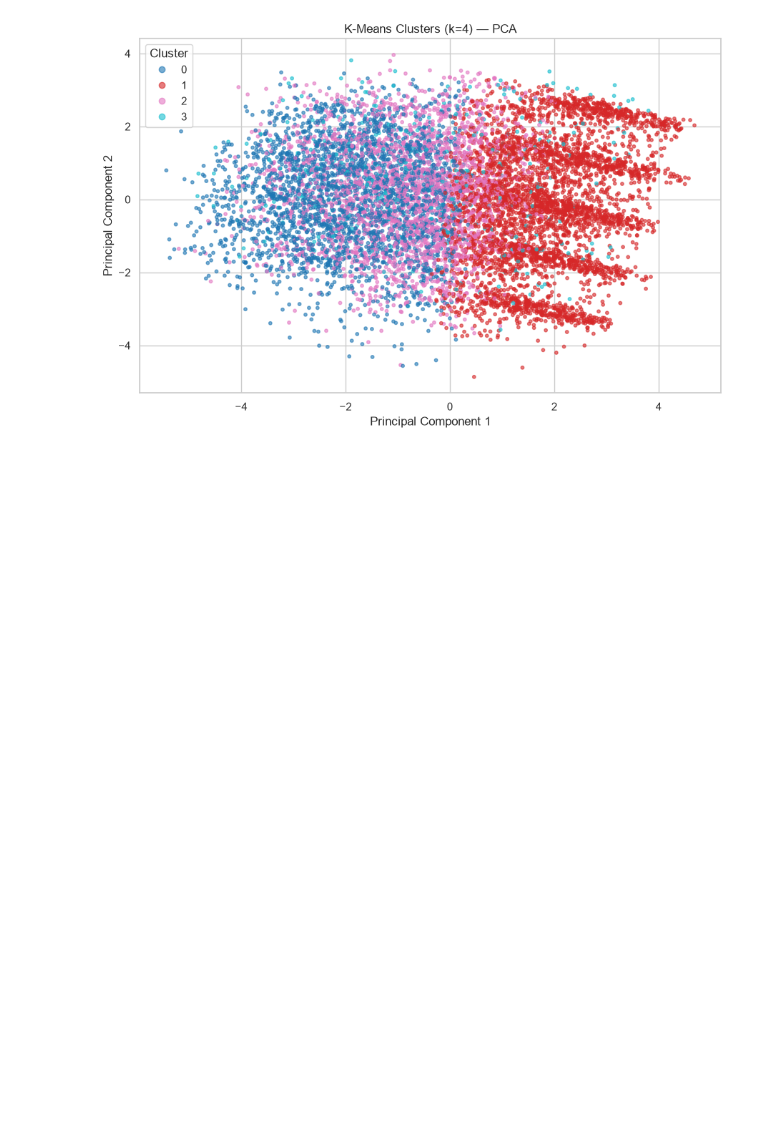
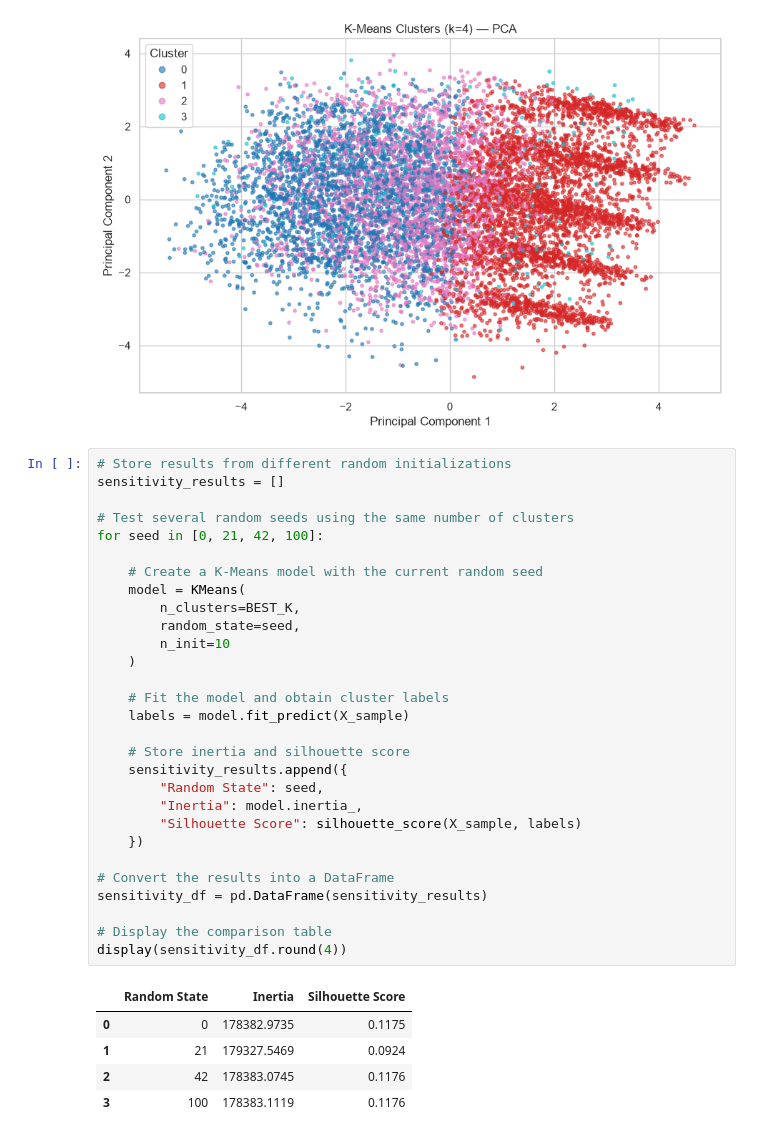
Before and after one commit to Meghana-PV/ml_caseStudy, a Jupyter notebook: notebooks/clustering.ipynb, the cells around one changed output. Drawn from its saved outputs; the diff is of its cells as text; blank space fills up the shorter version.

Commit message:
Final K-Means summary

```diff
--- a/notebooks/clustering.ipynb
+++ b/notebooks/clustering.ipynb
@@ -503,3 +503,38 @@ plt.tight_layout()
 plt.show()
 # %% [output]
 [figure]
+# %%
+# Store results from different random initializations
+sensitivity_results = []
+
+# Test several random seeds using the same number of clusters
+for seed in [0, 21, 42, 100]:
+
+    # Create a K-Means model with the current random seed
+    model = KMeans(
+        n_clusters=BEST_K,
+        random_state=seed,
+        n_init=10
+    )
+
+    # Fit the model and obtain cluster labels
+    labels = model.fit_predict(X_sample)
+
+    # Store inertia and silhouette score
+    sensitivity_results.append({
+        "Random State": seed,
+        "Inertia": model.inertia_,
+        "Silhouette Score": silhouette_score(X_sample, labels)
+    })
+
+# Convert the results into a DataFrame
+sensitivity_df = pd.DataFrame(sensitivity_results)
+
+# Display the comparison table
+display(sensitivity_df.round(4))
+# %% [output]
+|  | Random State | Inertia | Silhouette Score |
+| 0 | 0 | 178382.9735 | 0.1175 |
+| 1 | 21 | 179327.5469 | 0.0924 |
+| 2 | 42 | 178383.0745 | 0.1176 |
+| 3 | 100 | 178383.1119 | 0.1176 |
```
Also changed, not shown: parts of 1 cell of this notebook.
